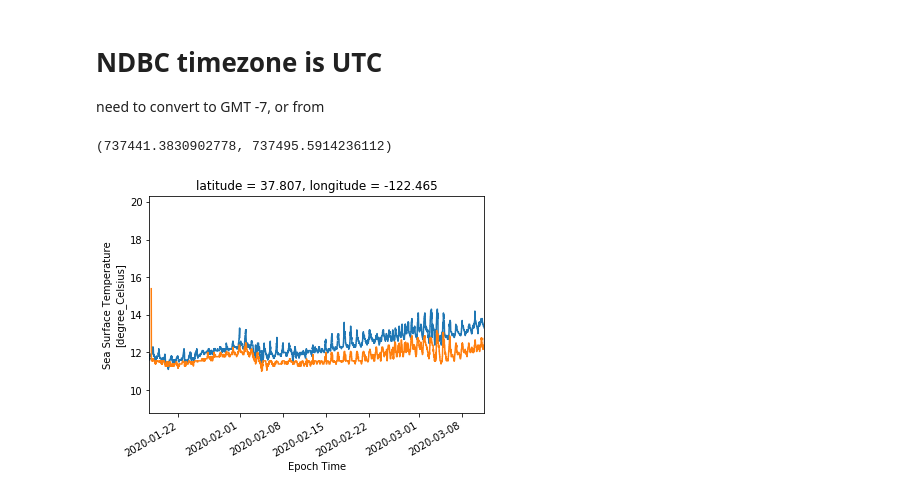
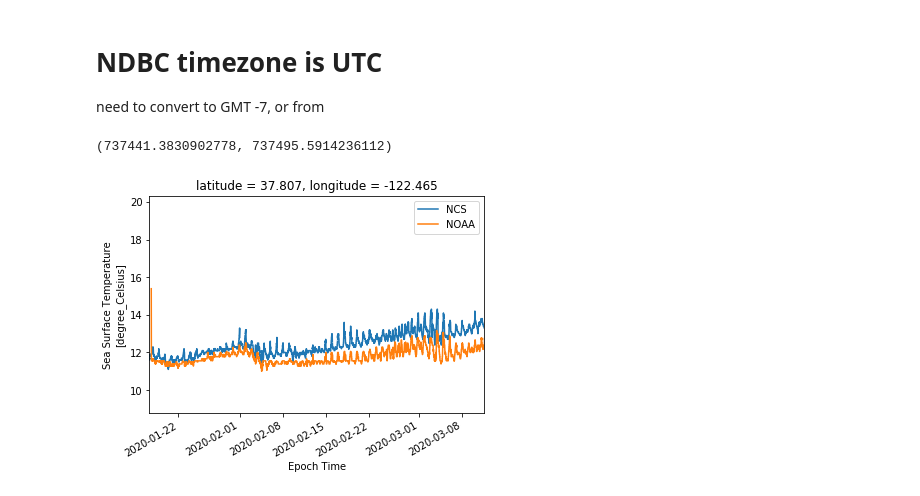
Before and after one commit to nstielau/baytemps, a Jupyter notebook: bay_temps.ipynb, the cells around one changed output. Saved outputs shown, nothing was run; the diff lists cells and outputs as text; code cells hidden in the pictures.

Commit message:
add legend

```diff
--- a/bay_temps.ipynb
+++ b/bay_temps.ipynb
@@ -89,12 +89,13 @@ ds.sea_surface_temperature.plot()
 need to convert to GMT -7, or from
 # %%
 
-ds.sea_surface_temperature.plot()
+ds.sea_surface_temperature.plot(label='NCS')
 
-plt.plot(stz.index + pd.Timedelta(7, unit='h'), stz.TempC)
-# stz.TempC.plot()
+plt.plot(stz.index + pd.Timedelta(7, unit='h'), stz.TempC, label='NOAA')
+
+plt.legend()
 
 plt.xlim([stz.index.min(), stz.index.max()])
 # %% [output]
 (737441.3830902778, 737495.5914236112)
-[figure, old version]
+[figure, new version]
```
